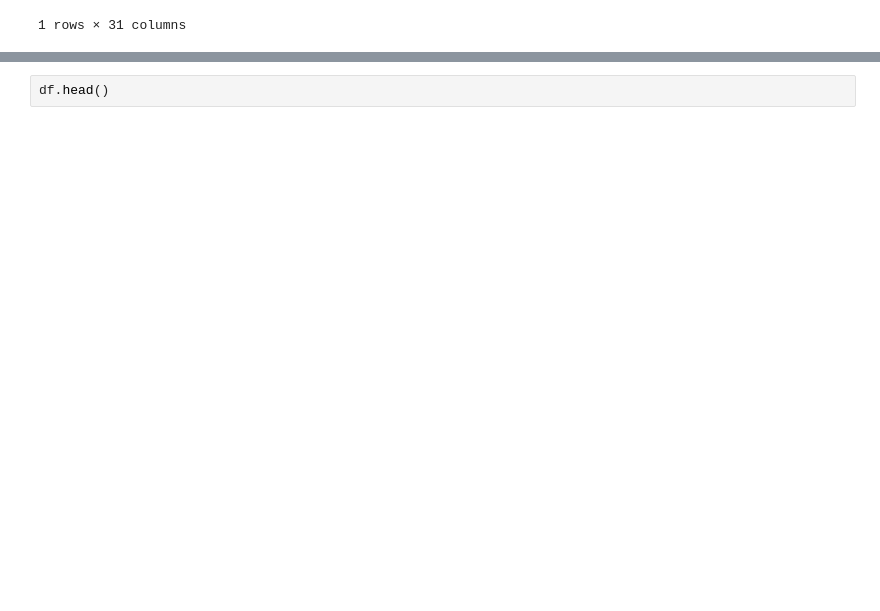
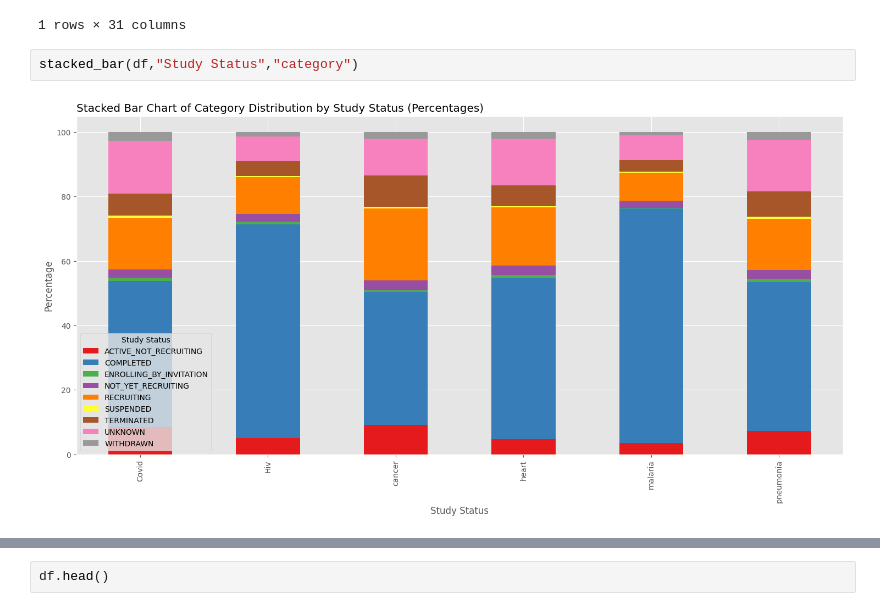
Before and after one commit to danielkimutai/dt, a Jupyter notebook: index.ipynb, the cells around one changed output, grey strips where cells are left out. Cells and saved outputs as stored; diff of their text form; blank space fills up the shorter version.

```diff
--- a/index.ipynb
+++ b/index.ipynb
@@ -890,3 +936,7 @@ df.head(1)
 |  | NCT Number | Study Title | Study URL | Study Status | Brief Summary | Study Results | Conditions | ... |
 | 0 | NCT00291525 | Randomized On-X Anticoagulation T... | https://clinicaltrials.gov/study/... | ACTIVE_NOT_RECRUITING | Various patient groups with the O... | NO | Heart Valve Disease | ... |
 1 rows × 31 columns
+# %%
+stacked_bar(df,"Study Status","category")
+# %% [output]
+[figure, added]
```
Also changed, not shown: parts of 55 cells of this notebook.
